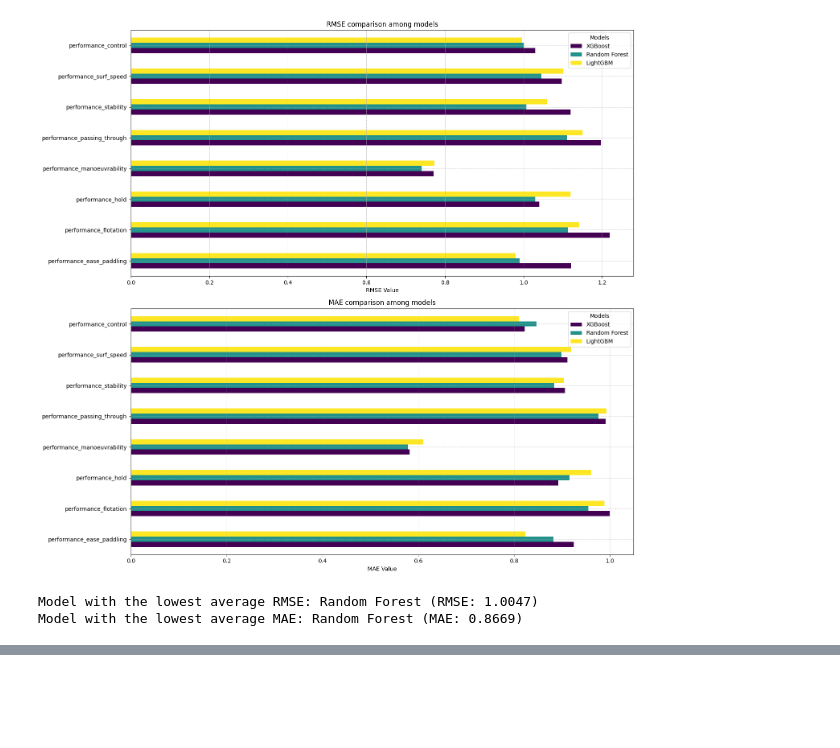
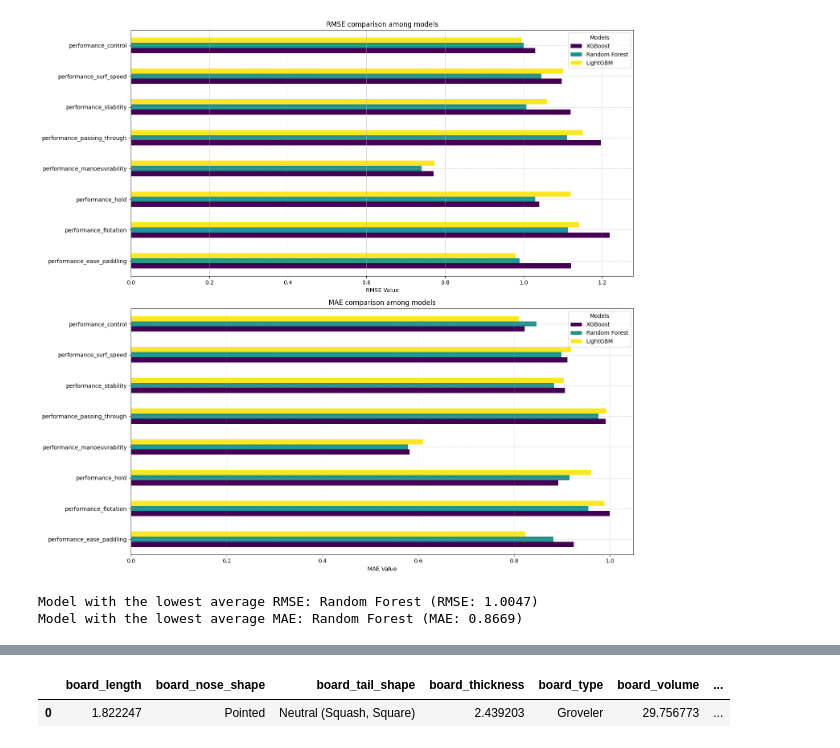
Before and after one commit to eliaszpiotr/surf_boards, a Jupyter notebook: surf_boards.ipynb, the cells around one changed output, grey strips where cells are left out. Saved outputs shown, nothing was run; the diff lists cells and outputs as text; code cells hidden in the pictures; blank space fills up the shorter version.

Commit message:
predicting surfboards

```diff
--- a/surf_boards.ipynb
+++ b/surf_boards.ipynb
@@ -481,0 +500,14 @@ Selected features based on RFE: ['board_how_many', 'board_length', 'board_tail_s
+# %%
+# 1. Initialize the model
+model = MultiOutputRegressor(RandomForestRegressor(random_state=42))
+
+# 2. Train the model
+model.fit(X_train, y_train)
+
+# 3. Evaluate the model
+predictions = model.predict(X_test)
+mse = mean_squared_error(y_test, predictions, multioutput='raw_values')
+rmse = np.sqrt(mse)
+
+# Display the errors
+mse, rmse
@@ -481,0 +676,54 @@ Selected features based on RFE: ['board_how_many', 'board_length', 'board_tail_s
+# %%
+# Example surfer data
+surfer_data = {
+    'surfer_age': [25],
+    'surfer_exercise_frequency': [3],  # e.g. once a week
+    'surfer_experience': [3],  # e.g. Intermediate
+    'surfer_gender': [1],  # e.g. Male: 1
+    'surfer_height': [180],  # cm
+    'surfer_style': [2],  # e.g. neutral: 2
+    'surfer_weight': [75],  # kg
+    'wave_height': [1.5]  # meters
+}
+
+# Example 1: Young, inexperienced, lightweight surfer
+surfer_data1 = {
+    'surfer_age': [18],
+    'surfer_exercise_frequency': [5],  # e.g. 5 times a week
+    'surfer_experience': [1],  # e.g. Beginner
+    'surfer_gender': [1],  # e.g. Male: 1
+    'surfer_height': [160],  # cm
+    'surfer_style': [2],  # e.g. neutral: 2
+    'surfer_weight': [60],  # kg
+    'wave_height': [1.0]  # meters
+}
+
+# Example 2: Older, experienced, heavier surfer
+surfer_data2 = {
+    'surfer_age': [45],
+    'surfer_exercise_frequency': [2],  # e.g. twice a week
+    'surfer_experience': [0],  # e.g. Advanced
+    'surfer_gender': [1],  # e.g. Male: 1
+    'surfer_height': [185],  # cm
+    'surfer_style': [0],  # e.g. Aggressive: 0
+    'surfer_weight': [85],  # kg
+    'wave_height': [2.0]  # meters
+}
+
+# Example 3: Female, intermediate experience, neutral style
+surfer_data3 = {
+    'surfer_age': [30],
+    'surfer_exercise_frequency': [3],  # e.g. once a week
+    'surfer_experience': [3],  # e.g. Intermediate
+    'surfer_gender': [0],  # e.g. Female: 0
+    'surfer_height': [170],  # cm
+    'surfer_style': [2],  # e.g. neutral: 2
+    'surfer_weight': [65],  # kg
+    'wave_height': [1.5]  # meters
+}
+
+# Example usage of the function
+predict_surfboard(surfer_data, model, inverted_mappings)
+# %% [output]
+|  | board_length | board_nose_shape | board_tail_shape | board_thickness | board_type | board_volume | ... |
+| 0 | 1.822247 | Pointed | Neutral (Squash, Square) | 2.439203 | Groveler | 29.756773 | ... |
```
Also changed, not shown: parts of 23 cells of this notebook.
